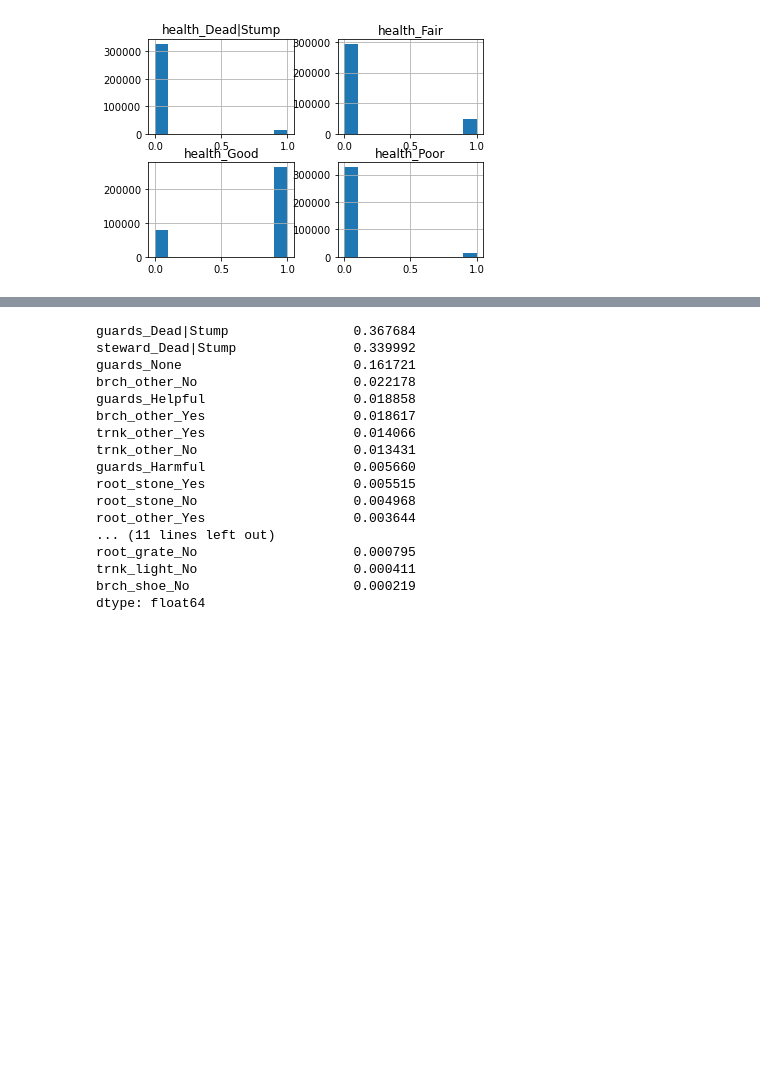
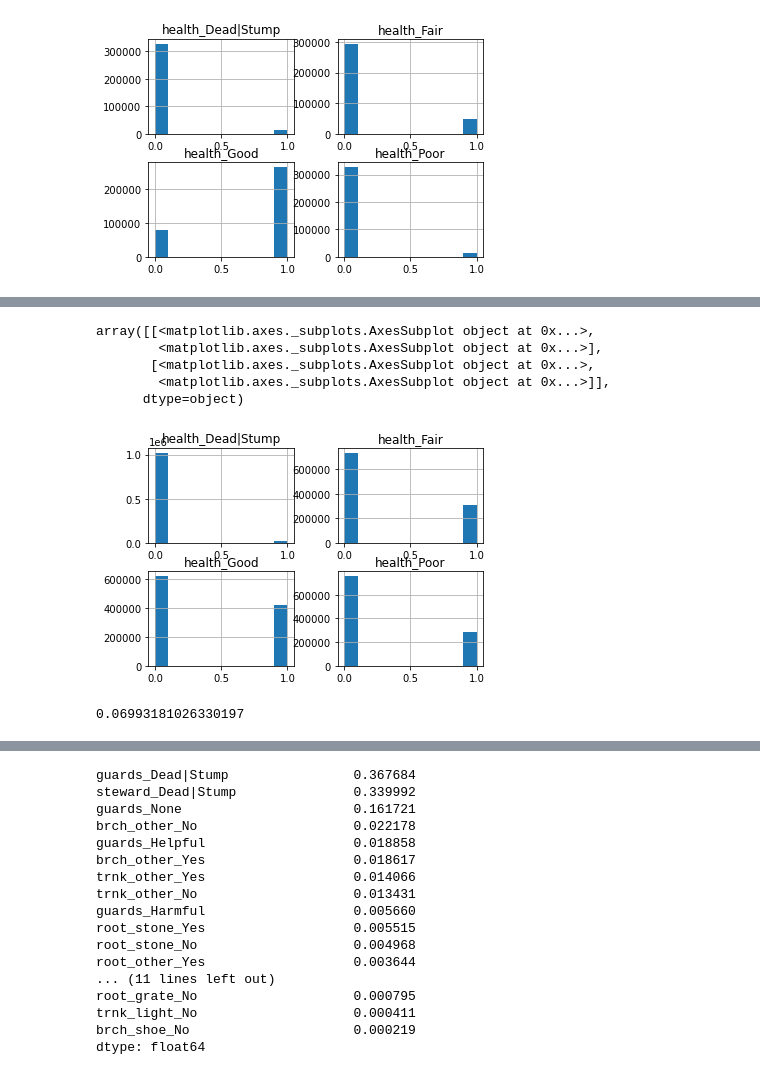
Before and after one commit to lezneklihp/dsend_project_4, a Jupyter notebook: model_trees.ipynb, the cells around one changed output, grey strips where cells are left out. Drawn from its saved outputs; the diff is of its cells as text; code cells hidden in the pictures; blank space fills up the shorter version.

```diff
--- a/model_trees.ipynb
+++ b/model_trees.ipynb
@@ -234,12 +258,12 @@ df_sel_enc_smo[df_sel_enc_smo.columns[-4:]] = df_sel_enc_smo[df_sel_enc_smo.colu
 # %%
 df_sel_enc_smo.drop_duplicates(inplace=True)
 # %%
-x = df_sel_enc_smo[list(df_sel_enc_smo.columns)[1:27]]
-y = df_sel_enc_smo[list(df_sel_enc_smo.columns)[27:]]
+x_new = df_sel_enc_smo[list(df_sel_enc_smo.columns)[1:28]]
+y_new = df_sel_enc_smo[list(df_sel_enc_smo.columns)[28:]]
 
 # Split into train, test, and validation datasets, with stratification as some labels were not predicted in previous runs.
 # x_train_vali, x_test, y_train_vali, y_test = train_test_split(x, y, random_state=0)
 # x_train, x_vali, y_train, y_vali = train_test_split(x_train_vali, y_train_vali, random_state=0)
 
-x_train, x_test, y_train, y_test = train_test_split(x, y, test_size=0.5, random_state=None)
+x_train_new, x_test_new, y_train_new, y_test_new = train_test_split(x_new, y_new, test_size=0.2, random_state=None, stratify=y_new)
 # %%
@@ -319,3 +303,12 @@ y.describe()
+# %%
+y_train_new.hist()
+# %% [output]
+array([[<matplotlib.axes._subplots.AxesSubplot object at 0x...>,
+        <matplotlib.axes._subplots.AxesSubplot object at 0x...>],
+       [<matplotlib.axes._subplots.AxesSubplot object at 0x...>,
+        <matplotlib.axes._subplots.AxesSubplot object at 0x...>]],
+      dtype=object)
+[figure, added]
 # %%
 target_first_class = len(y.loc[y['health_Dead|Stump'] == 0]) / len(y)
 target_second_class = len(y.loc[y['health_Fair'] == 0]) / len(y)
@@ -332,3 +325,10 @@ class_weight_manip = [{0:target_first_class, 1:1-target_first_class},
                       {0:target_second_class/2, 1:1-target_second_class/2},
                       {0:target_third_class, 1:1-target_third_class},
                       {0:target_fourth_class/2, 1:1-target_fourth_class/2}]
+# %%
+rdf_clf = RandomForestClassifier()
+rdf_clf.fit(x_train_new, y_train_new)
+y_pred_new = rdf_clf.predict(x_test_new)
+print(accuracy_score(y_test_new, y_pred_new))
+# %% [output]
+0.06993181026330197
```
Also changed, not shown: parts of 21 cells of this notebook.
